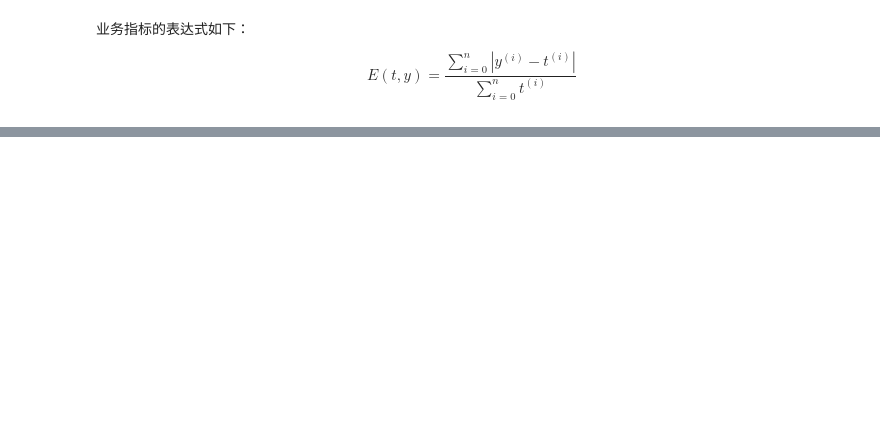
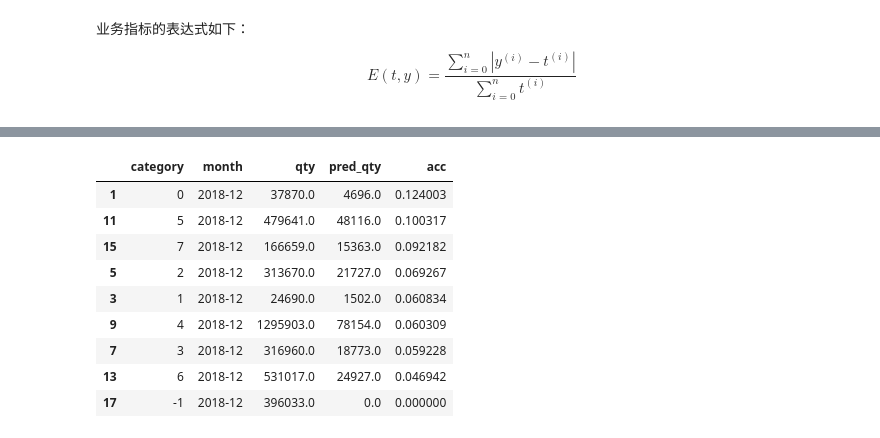
Before and after one commit to Genpeng/order-sales-forecast, a Jupyter notebook: ipython/level2-sku/level2-lgb-v2.ipynb, the cells around one changed output, grey strips where cells are left out. Drawn from its saved outputs; the diff is of its cells as text; code cells hidden in the pictures; blank space fills up the shorter version.

```diff
--- a/ipython/level2-sku/level2-lgb-v2.ipynb
+++ b/ipython/level2-sku/level2-lgb-v2.ipynb
@@ -509,0 +683,13 @@ len(test_items & pred_test_items)
+# %%
+m1_comp.sort_values(by='acc', ascending=False)
+# %% [output]
+|  | category | month | qty | pred_qty | acc |
+| 1 | 0 | 2018-12 | 37870.0 | 4696.0 | 0.124003 |
+| 11 | 5 | 2018-12 | 479641.0 | 48116.0 | 0.100317 |
+| 15 | 7 | 2018-12 | 166659.0 | 15363.0 | 0.092182 |
+| 5 | 2 | 2018-12 | 313670.0 | 21727.0 | 0.069267 |
+| 3 | 1 | 2018-12 | 24690.0 | 1502.0 | 0.060834 |
+| 9 | 4 | 2018-12 | 1295903.0 | 78154.0 | 0.060309 |
+| 7 | 3 | 2018-12 | 316960.0 | 18773.0 | 0.059228 |
+| 13 | 6 | 2018-12 | 531017.0 | 24927.0 | 0.046942 |
+| 17 | -1 | 2018-12 | 396033.0 | 0.0 | 0.000000 |
```
Also changed, not shown: parts of 48 cells of this notebook, 1 other file.
